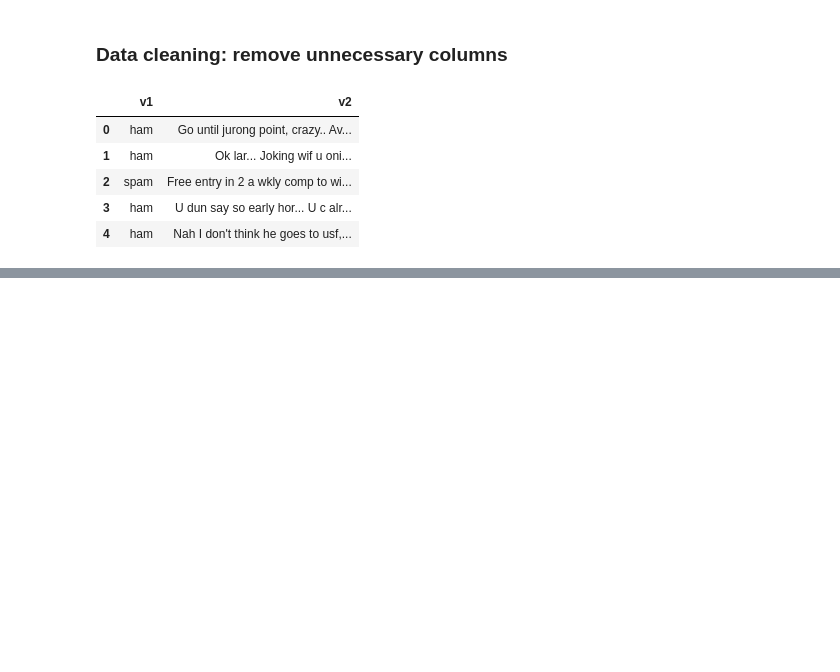
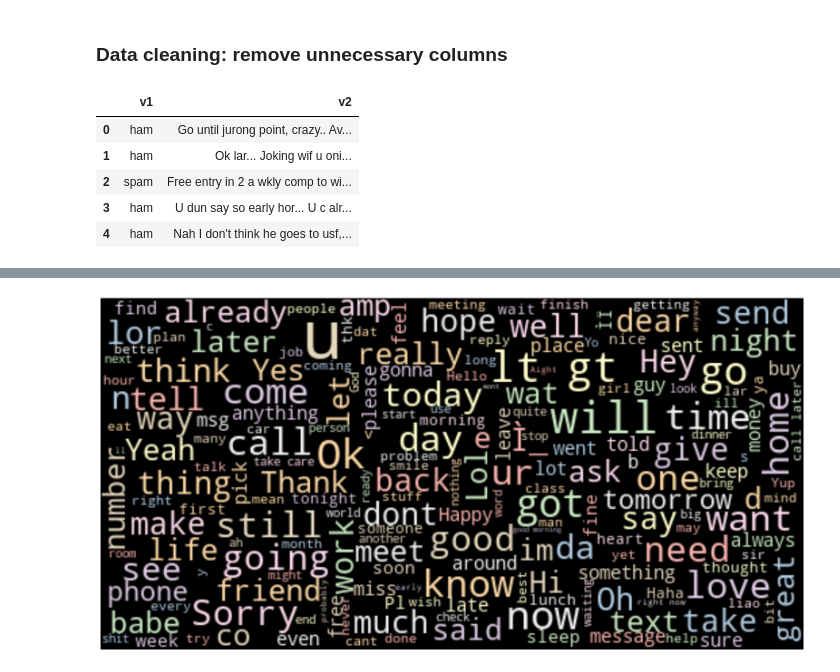
Before and after one commit to Sunpreet29/Projects, a Jupyter notebook: Spam Detection/spam_detection.ipynb, the cells around one changed output, grey strips where cells are left out. Drawn from its saved outputs; the diff is of its cells as text; code cells hidden in the pictures; blank space fills up the shorter version.

```diff
--- a/Spam Detection/spam_detection.ipynb
+++ b/Spam Detection/spam_detection.ipynb
@@ -50,0 +89,13 @@ sms.head()
+# %%
+spam_msg_cloud = WordCloud(width =520,
+                          height =260,
+                          stopwords = STOPWORDS,
+                          max_font_size = 50,
+                          background_color = "black",
+                          colormap = 'Pastel1').generate(spam_msg_text)
+plt.figure(figsize=(20,14))
+plt.imshow(ham_msg_cloud, interpolation='bilinear')
+plt.axis('off') # turn off axis
+plt.show()
+# %% [output]
+[figure, added]
```
Also changed, not shown: parts of 8 cells of this notebook.
